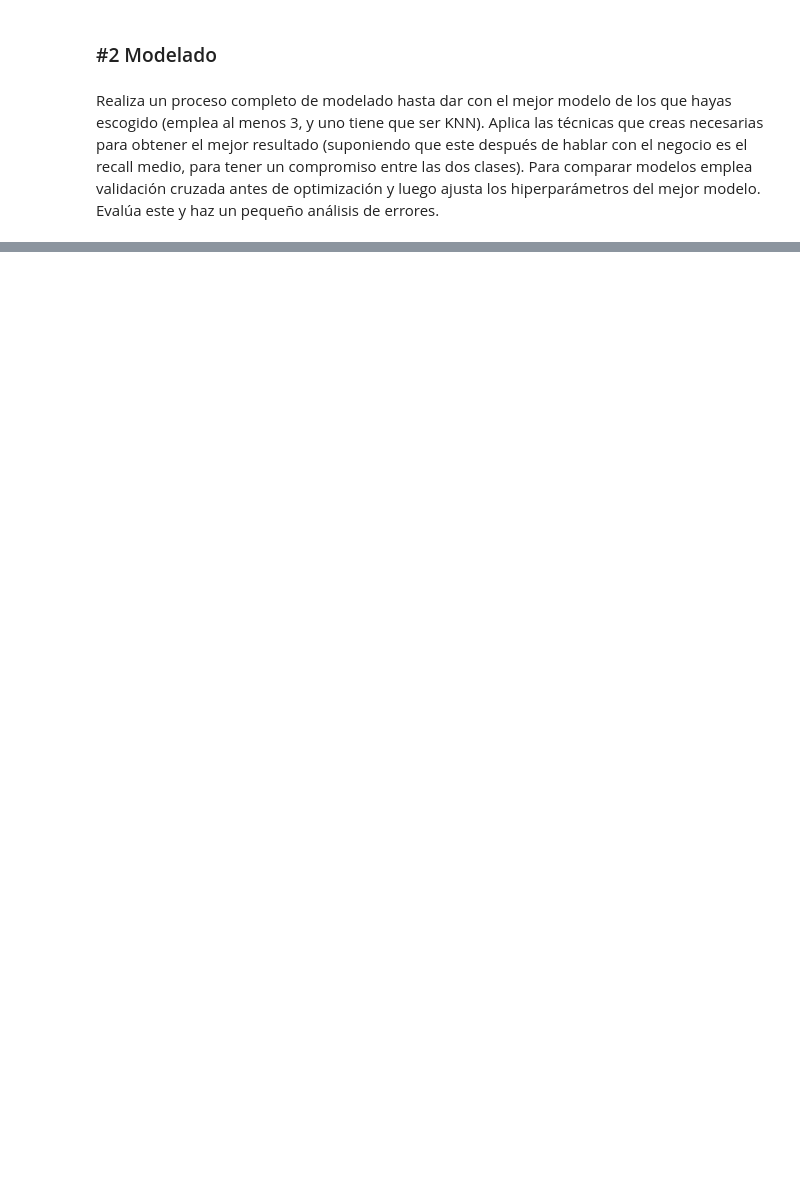
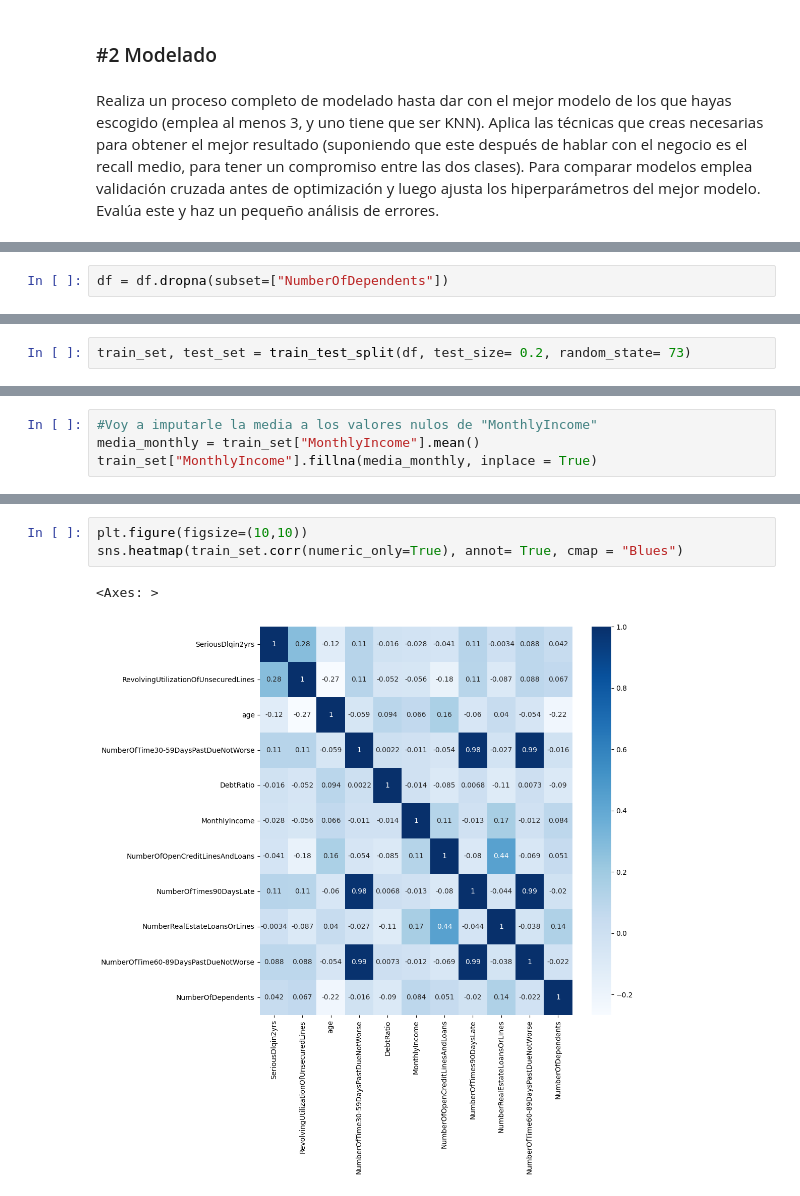
Before and after one commit to nessapatino/ONLINE_DS_THEBRIDGE_VANEPATINO, a Jupyter notebook: Sprint_14/Unidad_01/Practica_Obligatoria/18_Practica_Obligatoria_Otros_Modelos_Supervisados.ipynb, the cells around one changed output, grey strips where cells are left out. Cells and saved outputs as stored; diff of their text form; blank space fills up the shorter version.

```diff
--- a/Sprint_14/Unidad_01/Practica_Obligatoria/18_Practica_Obligatoria_Otros_Modelos_Supervisados.ipynb
+++ b/Sprint_14/Unidad_01/Practica_Obligatoria/18_Practica_Obligatoria_Otros_Modelos_Supervisados.ipynb
@@ -45,0 +142,2 @@ Realiza un proceso completo de modelado hasta dar con el mejor modelo de los que
+# %%
+df = df.dropna(subset=["NumberOfDependents"])
@@ -45,0 +165,2 @@ Realiza un proceso completo de modelado hasta dar con el mejor modelo de los que
+# %%
+train_set, test_set = train_test_split(df, test_size= 0.2, random_state= 73)
@@ -45,0 +205,4 @@ Realiza un proceso completo de modelado hasta dar con el mejor modelo de los que
+# %%
+#Voy a imputarle la media a los valores nulos de "MonthlyIncome"
+media_monthly = train_set["MonthlyIncome"].mean()
+train_set["MonthlyIncome"].fillna(media_monthly, inplace = True)
@@ -45,0 +260,6 @@ Realiza un proceso completo de modelado hasta dar con el mejor modelo de los que
+# %%
+plt.figure(figsize=(10,10))
+sns.heatmap(train_set.corr(numeric_only=True), annot= True, cmap = "Blues")
+# %% [output]
+<Axes: >
+[figure, added]
```
Also changed, not shown: parts of 54 cells of this notebook.
